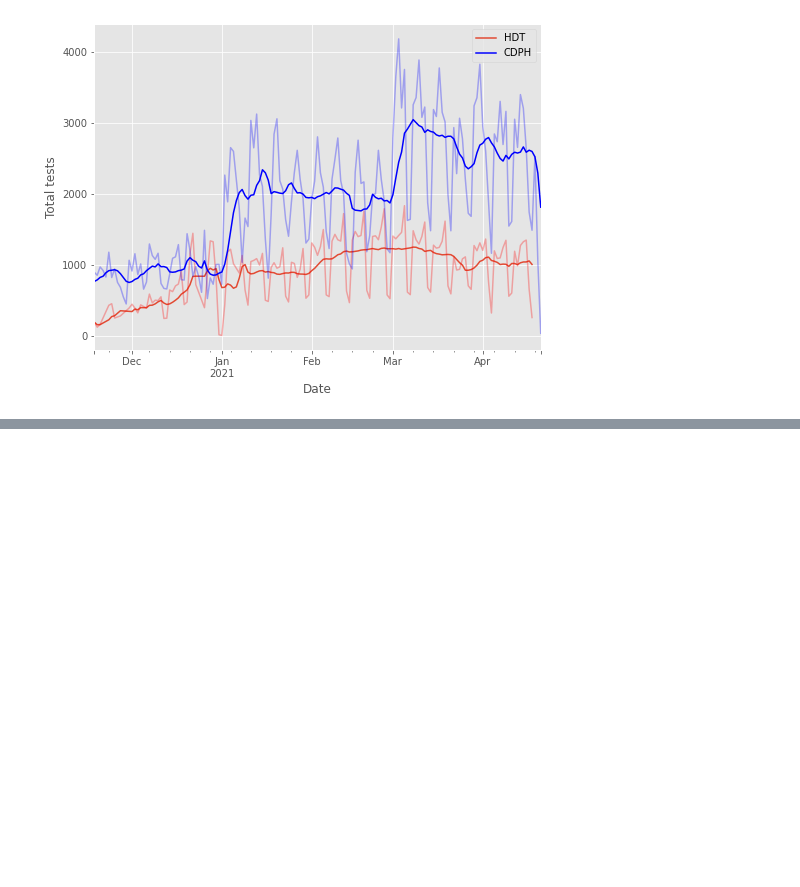
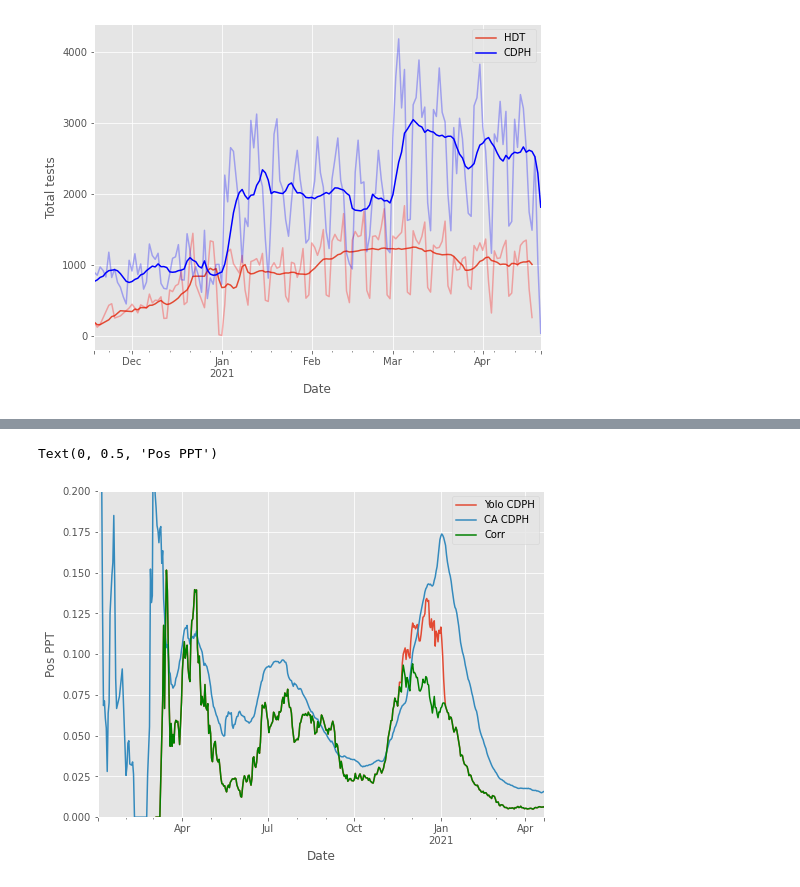
Before and after one commit to jsharpna/CovidCountyComparison, a Jupyter notebook: notebooks/test_data_vis.ipynb, the cells around one changed output, grey strips where cells are left out. Drawn from its saved outputs; the diff is of its cells as text; code cells hidden in the pictures; blank space fills up the shorter version.

```diff
--- a/notebooks/test_data_vis.ipynb
+++ b/notebooks/test_data_vis.ipynb
@@ -133,0 +244,9 @@ Text(0, 0.5, 'Total tests')
+# %%
+ax = yolo_daily.plot('Date','pos_rate_7dav', label='Yolo CDPH')
+ca_daily.plot('Date','pos_rate_7dav', ax=ax, label='CA CDPH')
+yolo_corr.plot('Date','pos_rate_7dav', ax=ax, label='Corr', color='g')
+plt.ylim([0,.2])
+plt.ylabel('Pos PPT')
+# %% [output]
+Text(0, 0.5, 'Pos PPT')
+[figure, added]
```
Also changed, not shown: parts of 20 cells of this notebook.
